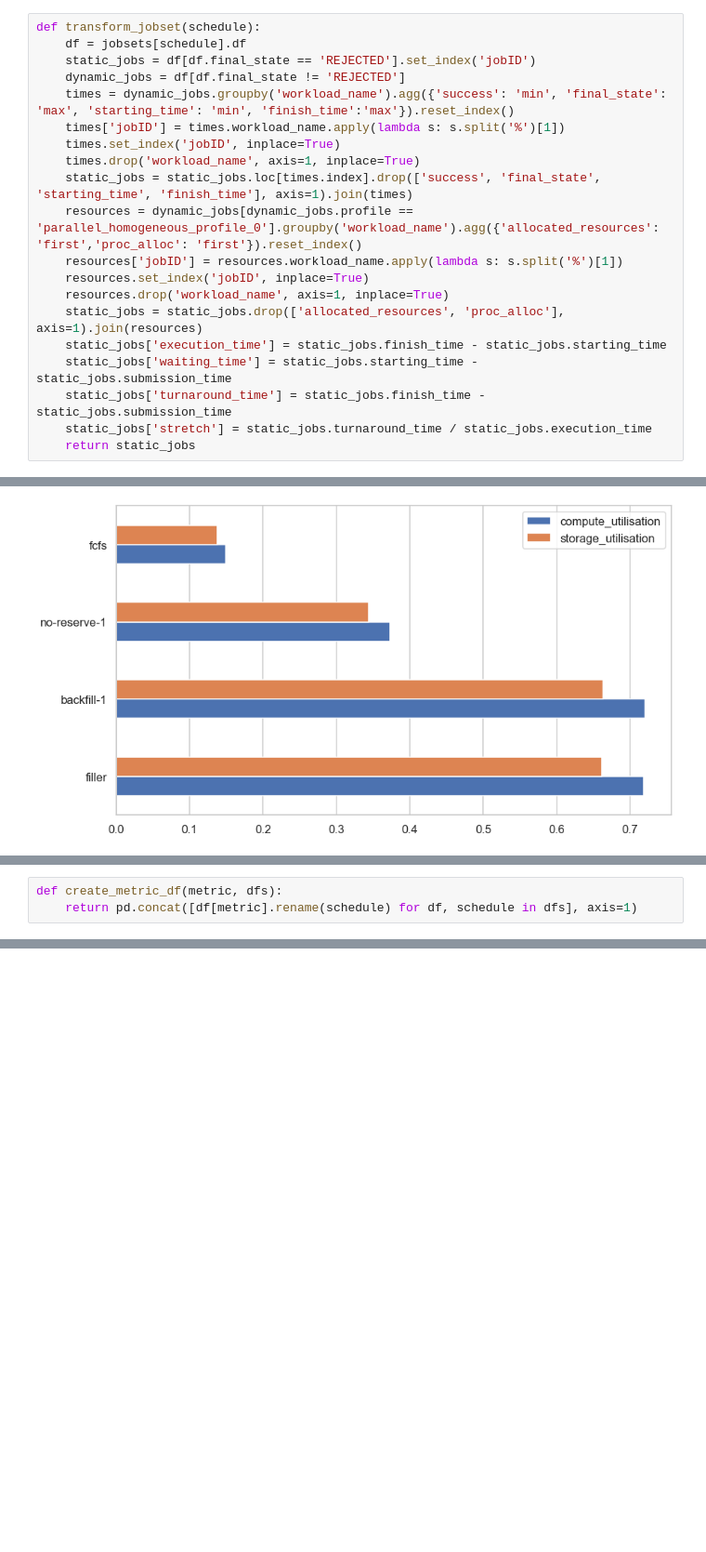
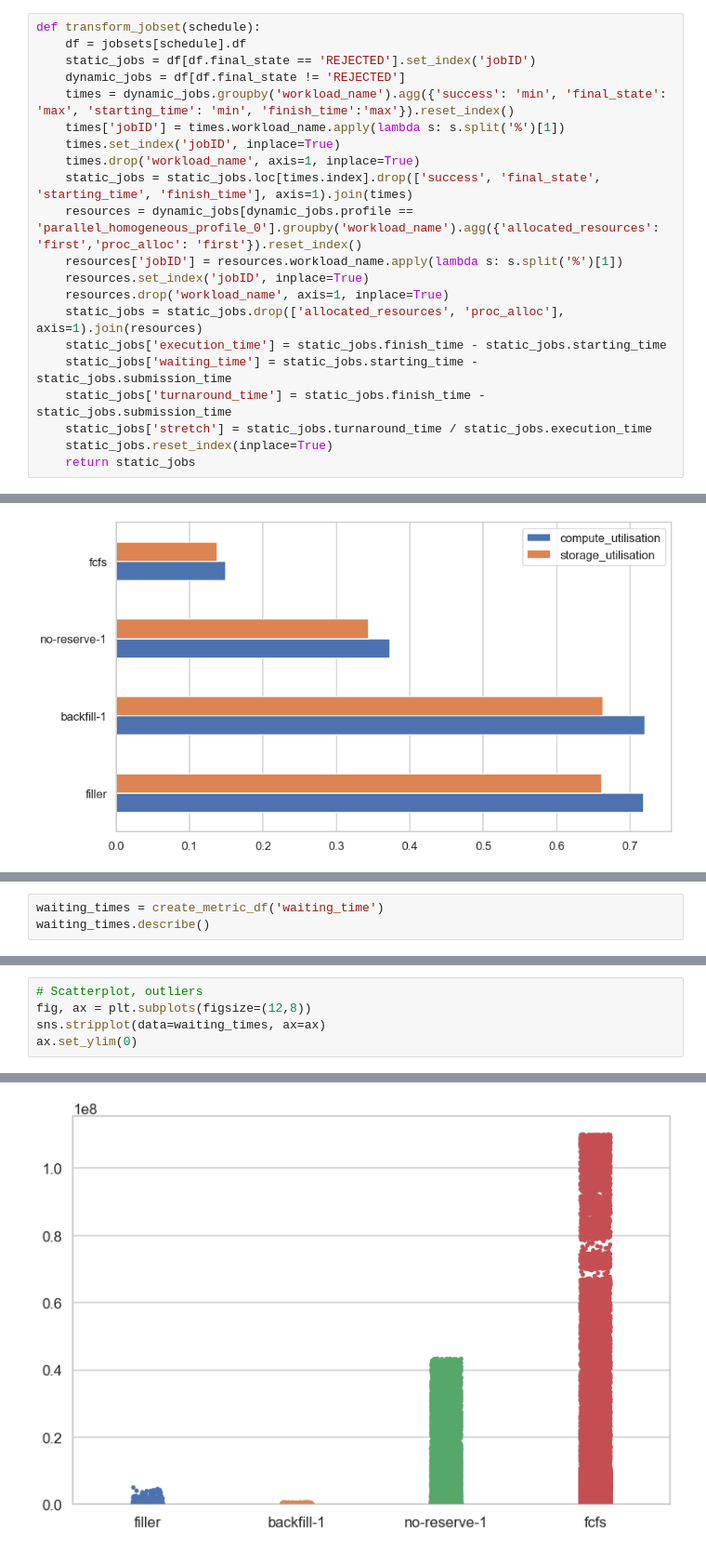
Before and after one commit to jankopanski/Burst-Buffer-Scheduling, a Jupyter notebook: analysis/IOSingleWorkloadComparison.ipynb, the cells around one changed output, grey strips where cells are left out. Shown at 93% size. Drawn from its saved outputs; the diff is of its cells as text; blank space fills up the shorter version.

Commit message:
Finish schedule comparison analysis for IOAwareScheduler

```diff
--- a/analysis/IOSingleWorkloadComparison.ipynb
+++ b/analysis/IOSingleWorkloadComparison.ipynb
@@ -95,6 +95,7 @@ def transform_jobset(schedule):
     static_jobs['waiting_time'] = static_jobs.starting_time - static_jobs.submission_time
     static_jobs['turnaround_time'] = static_jobs.finish_time - static_jobs.submission_time
     static_jobs['stretch'] = static_jobs.turnaround_time / static_jobs.execution_time
+    static_jobs.reset_index(inplace=True)
     return static_jobs
 # %%
 for schedule in schedule_names:
@@ -302,3 +149,0 @@ all_dfs = [(backfill_df, 'backfill-1'), (fcfs_df, 'fcfs'), (filler_df, 'filler')
-# %%
-def create_metric_df(metric, dfs):
-    return pd.concat([df[metric].rename(schedule) for df, schedule in dfs], axis=1)
@@ -345,0 +150,3 @@ slowdown.drop(['fcfs', 'nores-backfill-1'], axis=1).boxplot(showfliers=True, fig
+# %%
+waiting_times = create_metric_df('waiting_time')
+waiting_times.describe()
@@ -345,0 +163,6 @@ slowdown.drop(['fcfs', 'nores-backfill-1'], axis=1).boxplot(showfliers=True, fig
+# %%
+# Scatterplot, outliers
+fig, ax = plt.subplots(figsize=(12,8))
+sns.stripplot(data=waiting_times, ax=ax)
+ax.set_ylim(0)
+# %% [output]
@@ -345,0 +170 @@ slowdown.drop(['fcfs', 'nores-backfill-1'], axis=1).boxplot(showfliers=True, fig
+[figure, added]
```
Also changed, not shown: parts of 36 cells of this notebook.
